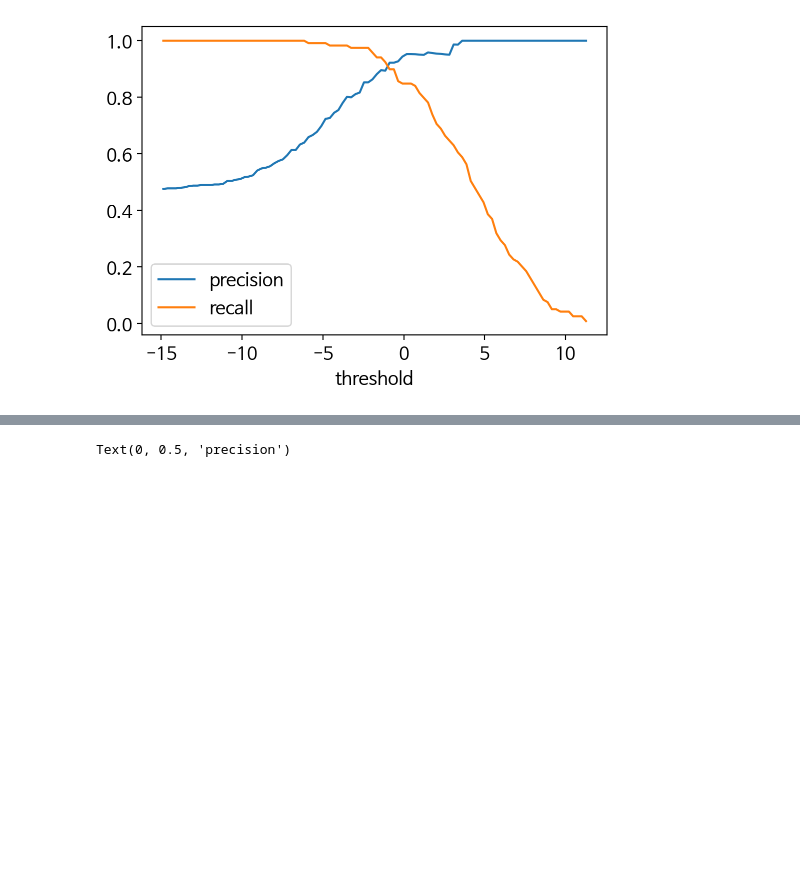
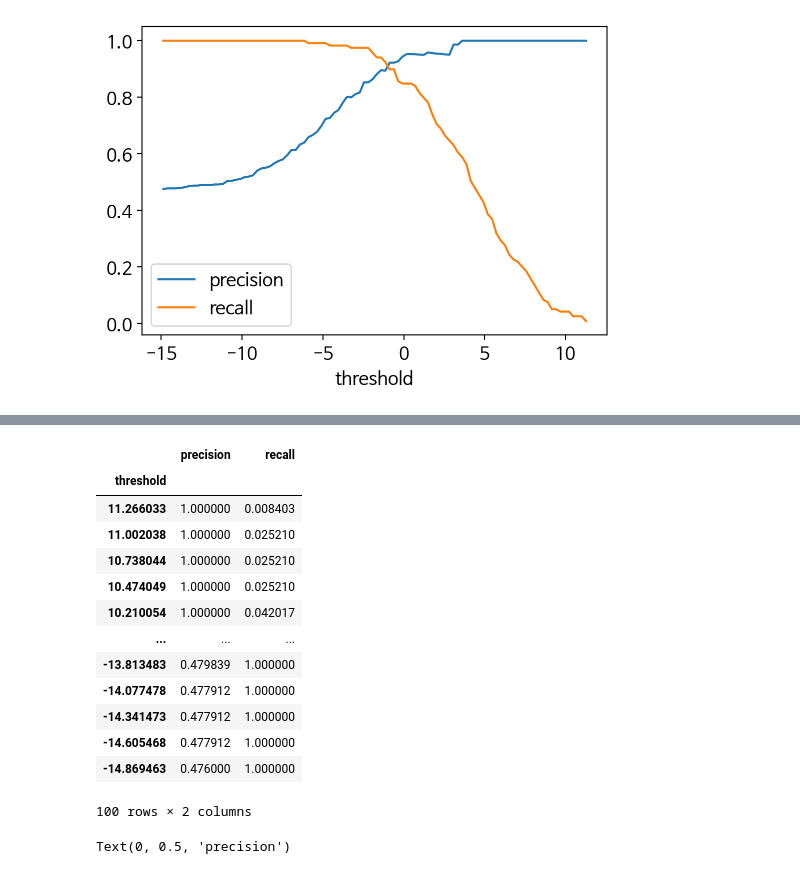
Before and after one commit to HSChoo/test1, a Jupyter notebook: e_53_1_Classification.ipynb, the cells around one changed output, grey strips where cells are left out. Cells and saved outputs as stored; diff of their text form; code cells hidden in the pictures; blank space fills up the shorter version.

```diff
--- a/e_53_1_Classification.ipynb
+++ b/e_53_1_Classification.ipynb
@@ -605,3 +621,20 @@ df_r.set_index('threshold').plot()
+# %%
+df_r.set_index('threshold')
+# %% [output]
+|  | precision | recall |
+| threshold |  |  |
+| 11.266033 | 1.000000 | 0.008403 |
+| 11.002038 | 1.000000 | 0.025210 |
+| 10.738044 | 1.000000 | 0.025210 |
+| 10.474049 | 1.000000 | 0.025210 |
+| 10.210054 | 1.000000 | 0.042017 |
+| ... | ... | ... |
+| -13.813483 | 0.479839 | 1.000000 |
+| -14.077478 | 0.477912 | 1.000000 |
+| -14.341473 | 0.477912 | 1.000000 |
+| -14.605468 | 0.477912 | 1.000000 |
+| -14.869463 | 0.476000 | 1.000000 |
+100 rows × 2 columns
 # %%
 ## P-R 곡선 그리기
 
```
Also changed, not shown: parts of 1 cell of this notebook.
